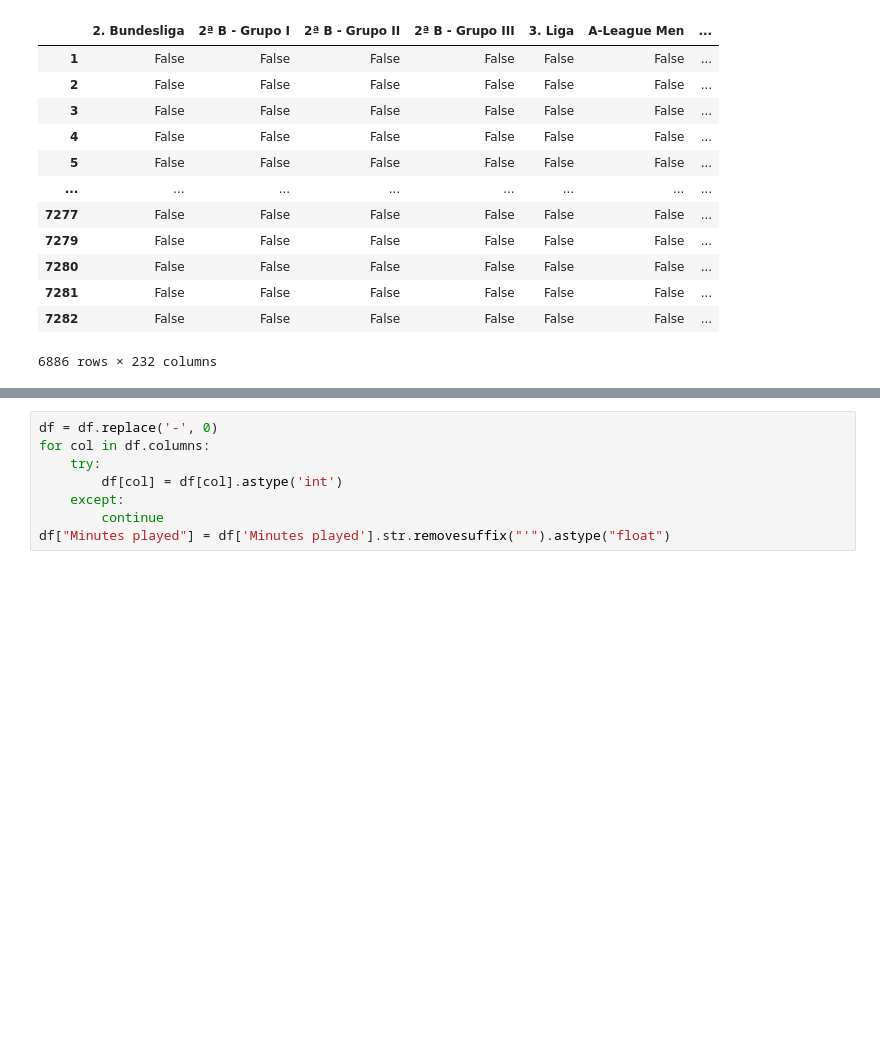
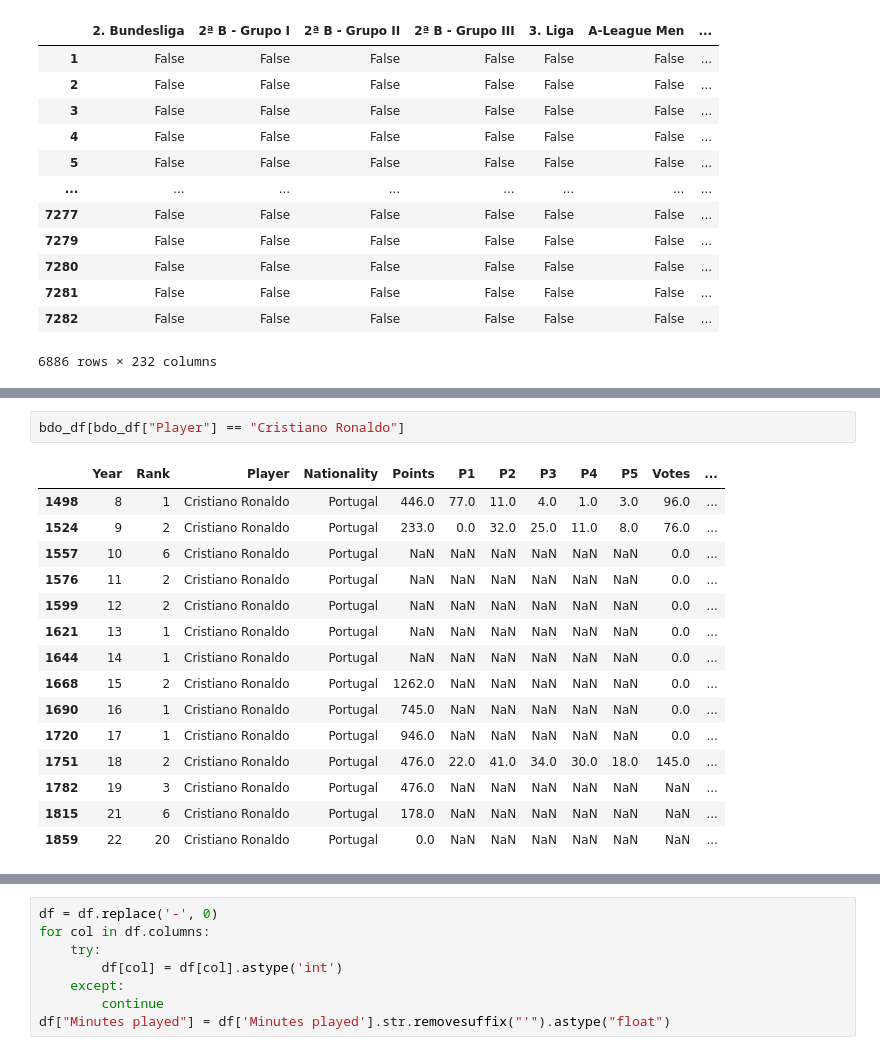
Before and after one commit to TheJarmanitor/outplayed, a Jupyter notebook: notebooks/tournament_exploratory.ipynb, the cells around one changed output, grey strips where cells are left out. Drawn from its saved outputs; the diff is of its cells as text; blank space fills up the shorter version.

```diff
--- a/notebooks/tournament_exploratory.ipynb
+++ b/notebooks/tournament_exploratory.ipynb
@@ -48 +48,19 @@ bdo_df.head()
+# %%
+bdo_df[bdo_df["Player"] == "Cristiano Ronaldo"]
+# %% [output]
+|  | Year | Rank | Player | Nationality | Points | P1 | P2 | P3 | P4 | P5 | Votes | ... |
+| 1498 | 8 | 1 | Cristiano Ronaldo | Portugal | 446.0 | 77.0 | 11.0 | 4.0 | 1.0 | 3.0 | 96.0 | ... |
+| 1524 | 9 | 2 | Cristiano Ronaldo | Portugal | 233.0 | 0.0 | 32.0 | 25.0 | 11.0 | 8.0 | 76.0 | ... |
+| 1557 | 10 | 6 | Cristiano Ronaldo | Portugal | NaN | NaN | NaN | NaN | NaN | NaN | 0.0 | ... |
+| 1576 | 11 | 2 | Cristiano Ronaldo | Portugal | NaN | NaN | NaN | NaN | NaN | NaN | 0.0 | ... |
+| 1599 | 12 | 2 | Cristiano Ronaldo | Portugal | NaN | NaN | NaN | NaN | NaN | NaN | 0.0 | ... |
+| 1621 | 13 | 1 | Cristiano Ronaldo | Portugal | NaN | NaN | NaN | NaN | NaN | NaN | 0.0 | ... |
+| 1644 | 14 | 1 | Cristiano Ronaldo | Portugal | NaN | NaN | NaN | NaN | NaN | NaN | 0.0 | ... |
+| 1668 | 15 | 2 | Cristiano Ronaldo | Portugal | 1262.0 | NaN | NaN | NaN | NaN | NaN | 0.0 | ... |
+| 1690 | 16 | 1 | Cristiano Ronaldo | Portugal | 745.0 | NaN | NaN | NaN | NaN | NaN | 0.0 | ... |
+| 1720 | 17 | 1 | Cristiano Ronaldo | Portugal | 946.0 | NaN | NaN | NaN | NaN | NaN | 0.0 | ... |
+| 1751 | 18 | 2 | Cristiano Ronaldo | Portugal | 476.0 | 22.0 | 41.0 | 34.0 | 30.0 | 18.0 | 145.0 | ... |
+| 1782 | 19 | 3 | Cristiano Ronaldo | Portugal | 476.0 | NaN | NaN | NaN | NaN | NaN | NaN | ... |
+| 1815 | 21 | 6 | Cristiano Ronaldo | Portugal | 178.0 | NaN | NaN | NaN | NaN | NaN | NaN | ... |
+| 1859 | 22 | 20 | Cristiano Ronaldo | Portugal | 0.0 | NaN | NaN | NaN | NaN | NaN | NaN | ... |
 # %%
```
Also changed, not shown: parts of 9 cells of this notebook, 1 other file.
